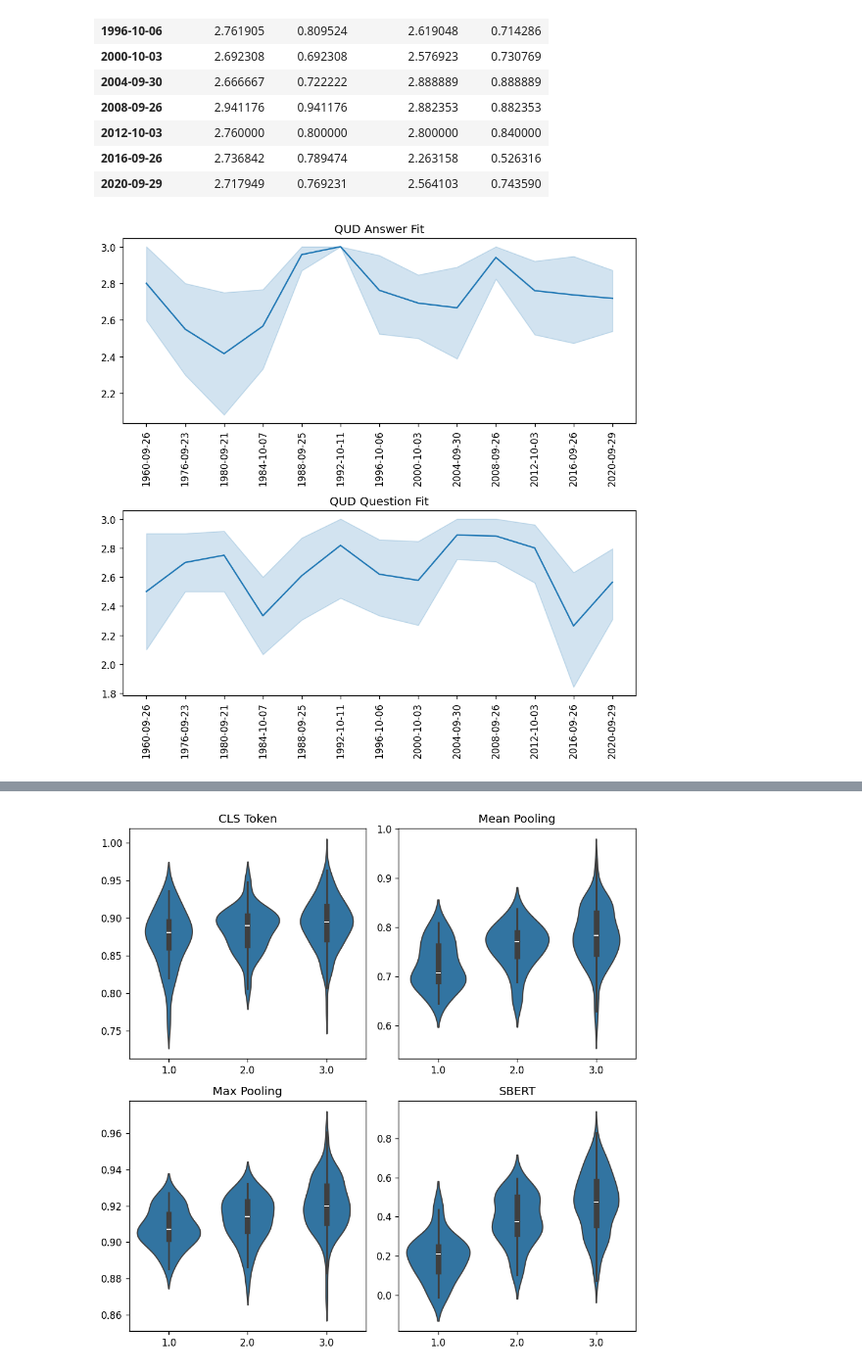
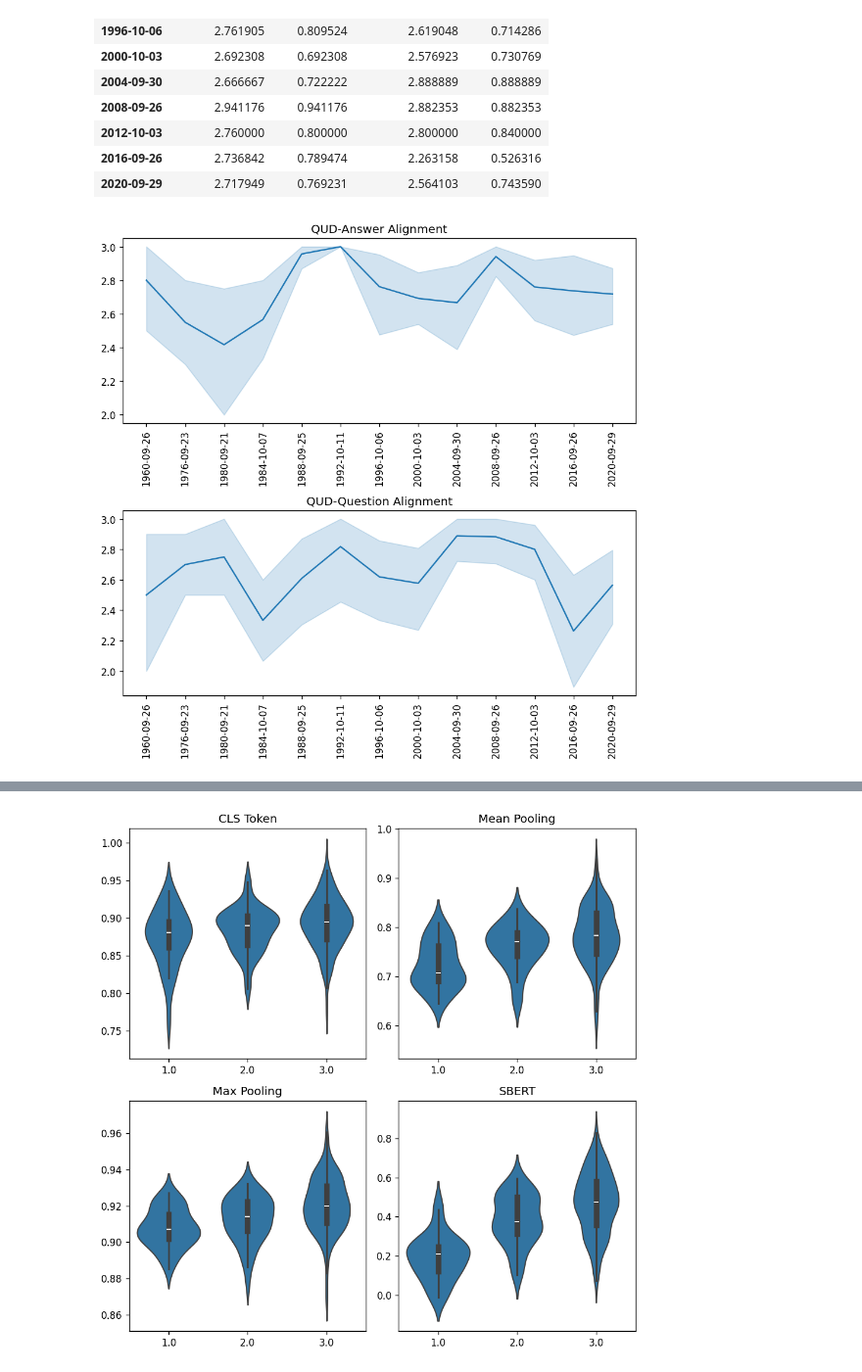
Before and after one commit to ngruenefeld/qud-for-us-presidential-debates, a Jupyter notebook: us_debates_metrics.ipynb, the cells around one changed output, grey strips where cells are left out. Shown at 98% size. Drawn from its saved outputs; the diff is of its cells as text; code cells hidden in the pictures.

Commit message:
feat: plots

```diff
--- a/us_debates_metrics.ipynb
+++ b/us_debates_metrics.ipynb
@@ -121,7 +121,3 @@ os.makedirs(f"figures/", exist_ok=True)
 plt.savefig(f"figures/debate_lengths.png", transparent=True)
 # %% [output]
 [figure]
-# %%
-ax = sns.barplot(debate_lenghts_f.cumsum() / debate_lenghts_f.sum())
-ax.tick_params(axis='x', rotation=90)
-_ = ax.bar_label(ax.containers[0], fmt='%.2f')
@@ -130,5 +123,0 @@ _ = ax.bar_label(ax.containers[0], fmt='%.2f')
-# %%
-#sns.barplot(debate_lenghts_f)
-ax = sns.barplot(debate_lenghts_f[::-1].cumsum()[::-1])
-ax.tick_params(axis='x', rotation=90)
-_ = ax.bar_label(ax.containers[0], fmt='%.2f')
@@ -293,22 +280,22 @@ qud_answer_fit_by_debate
 # %%
 fig, axs = plt.subplots(2, 1, figsize=(8, 8))
 
-sns.lineplot(data=df, x="date", y="qud_answer_fit", ax=axs[0]).set_title("QUD Answer Fit")
-sns.lineplot(data=df, x="date", y="qud_question_fit", ax=axs[1], legend=False).set_title("QUD Question Fit")
+sns.lineplot(data=df, x="date", y="qud_answer_fit", ax=axs[0]).set_title("QUD-Answer Alignment")
+sns.lineplot(data=df, x="date", y="qud_question_fit", ax=axs[1], legend=False).set_title("QUD-Question Alignment")
 
 # axs[0, 0].legend(loc='lower right')
 
 for a in axs:
     a.set_xlabel(None)
     a.set_ylabel(None)
     a.tick_params(axis='x', rotation=90)
 
 fig.tight_layout()
 
 os.makedirs(f"figures/", exist_ok=True)
-plt.savefig(f"figures/qud_fits_by_debate_by.png", transparent=True)
+plt.savefig(f"figures/qud_fits_by_debate.png", transparent=True)
 # %% [output]
-[figure, old version]
+[figure, new version]
 # %%
 fig, axs = plt.subplots(2, 1, figsize=(8, 8))
 
```
Also changed, not shown: parts of 5 cells of this notebook, 7 other files.
